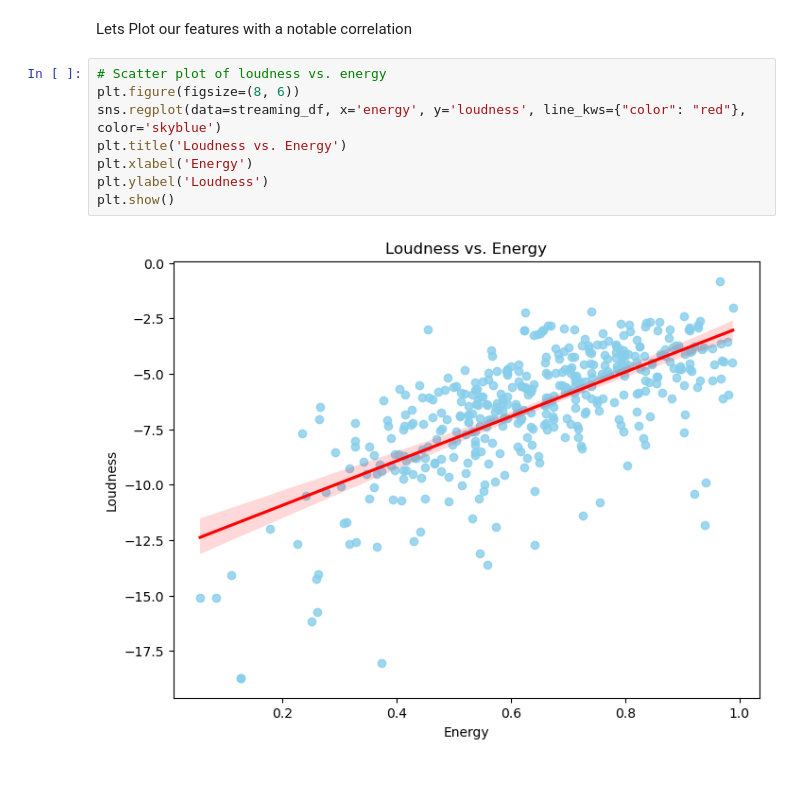
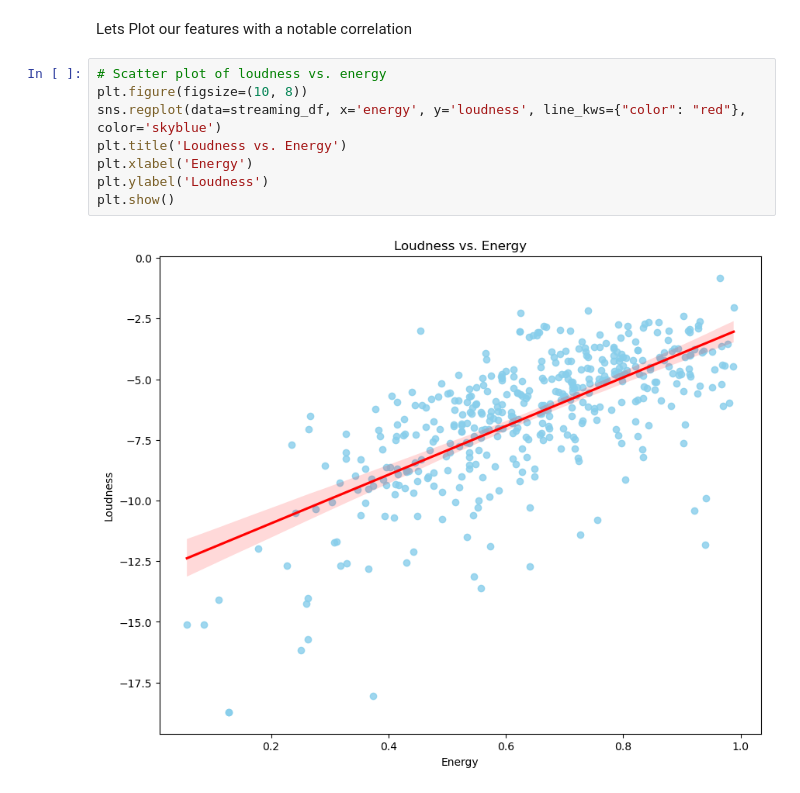
Before and after one commit to mojolemker/3250-data-analytics-template, a Jupyter notebook: code/notebooks/006-trackAnalysis.ipynb, the cells around one changed output. Drawn from its saved outputs; the diff is of its cells as text.

```diff
--- a/code/notebooks/006-trackAnalysis.ipynb
+++ b/code/notebooks/006-trackAnalysis.ipynb
@@ -60,13 +48,13 @@ tempo                    -0.021754  0.067015  1.000000
 Lets Plot our features with a notable correlation
 # %%
 # Scatter plot of loudness vs. energy
-plt.figure(figsize=(8, 6))
+plt.figure(figsize=(10, 8))
 sns.regplot(data=streaming_df, x='energy', y='loudness', line_kws={"color": "red"}, color='skyblue')
 plt.title('Loudness vs. Energy')
 plt.xlabel('Energy')
 plt.ylabel('Loudness')
 plt.show()
 # %% [output]
-[figure, old version]
+[figure, new version]
 # %%
 # Scatter plot of acousticness vs. energy
```
Also changed, not shown: parts of 16 cells of this notebook, 3 other files.
